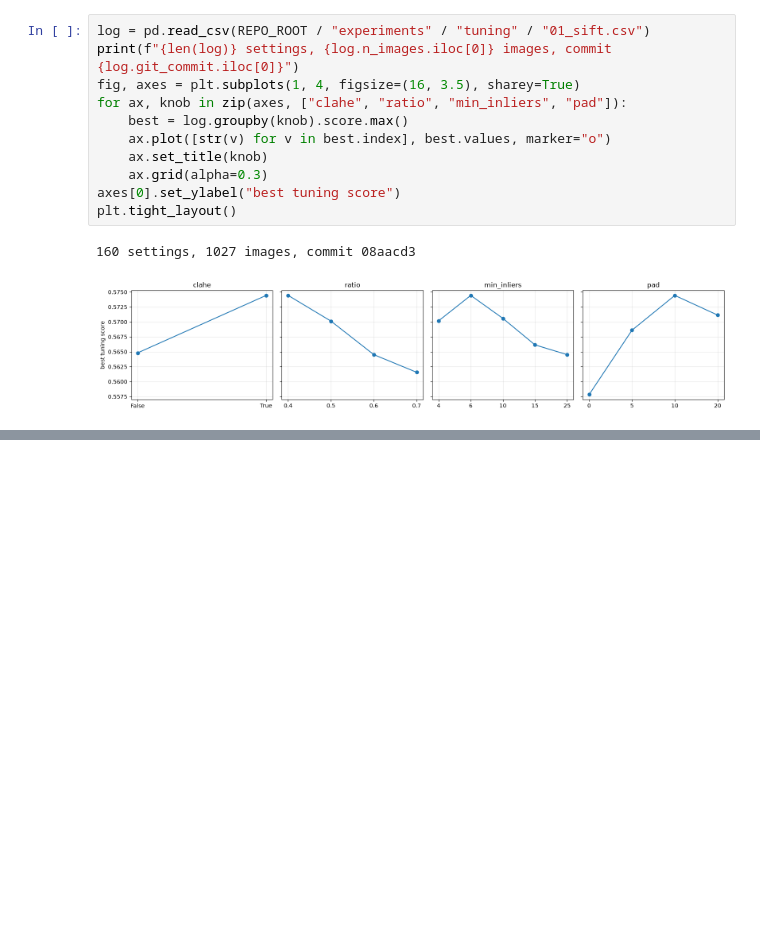
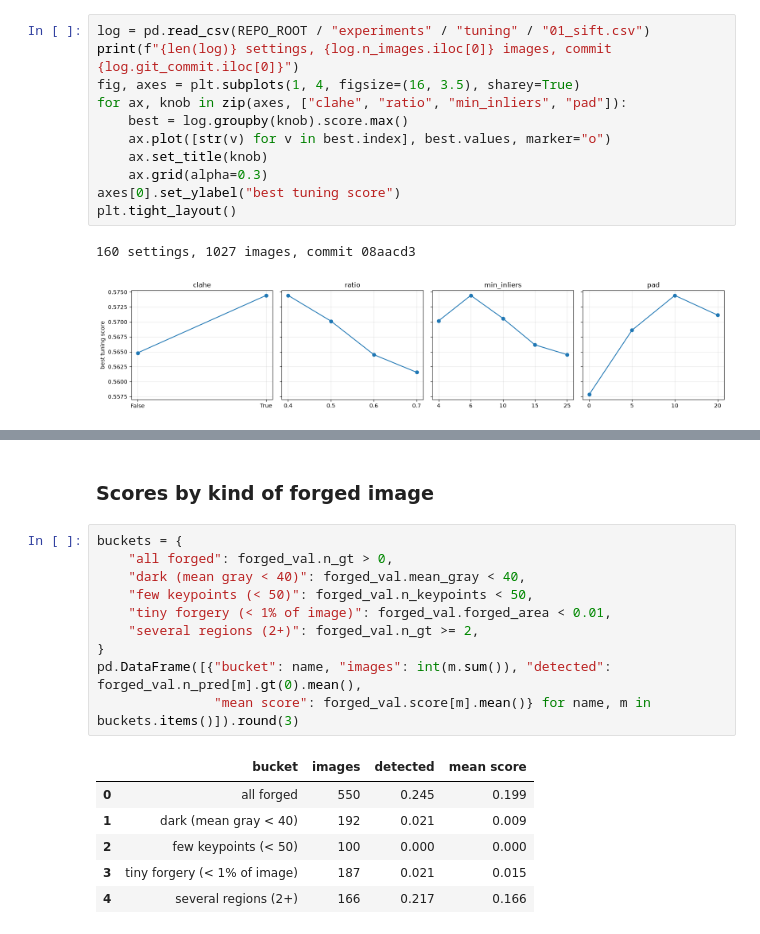
Before and after one commit to lucjohn/Recod.ai-LUC-Scientific-Image-Forgery-Detection, a Jupyter notebook: notebooks/01_classical.ipynb, the cells around one changed output, grey strips where cells are left out. Saved outputs shown, nothing was run; the diff lists cells and outputs as text; blank space fills up the shorter version.

```diff
--- a/notebooks/01_classical.ipynb
+++ b/notebooks/01_classical.ipynb
@@ -127,0 +224,19 @@ Top 10 settings:
+# %% [markdown]
+### Scores by kind of forged image
+# %%
+buckets = {
+    "all forged": forged_val.n_gt > 0,
+    "dark (mean gray < 40)": forged_val.mean_gray < 40,
+    "few keypoints (< 50)": forged_val.n_keypoints < 50,
+    "tiny forgery (< 1% of image)": forged_val.forged_area < 0.01,
+    "several regions (2+)": forged_val.n_gt >= 2,
+}
+pd.DataFrame([{"bucket": name, "images": int(m.sum()), "detected": forged_val.n_pred[m].gt(0).mean(),
+               "mean score": forged_val.score[m].mean()} for name, m in buckets.items()]).round(3)
+# %% [output]
+|  | bucket | images | detected | mean score |
+| 0 | all forged | 550 | 0.245 | 0.199 |
+| 1 | dark (mean gray < 40) | 192 | 0.021 | 0.009 |
+| 2 | few keypoints (< 50) | 100 | 0.000 | 0.000 |
+| 3 | tiny forgery (< 1% of image) | 187 | 0.021 | 0.015 |
+| 4 | several regions (2+) | 166 | 0.217 | 0.166 |
```
Also changed, not shown: parts of 17 cells of this notebook, 2 other files.
